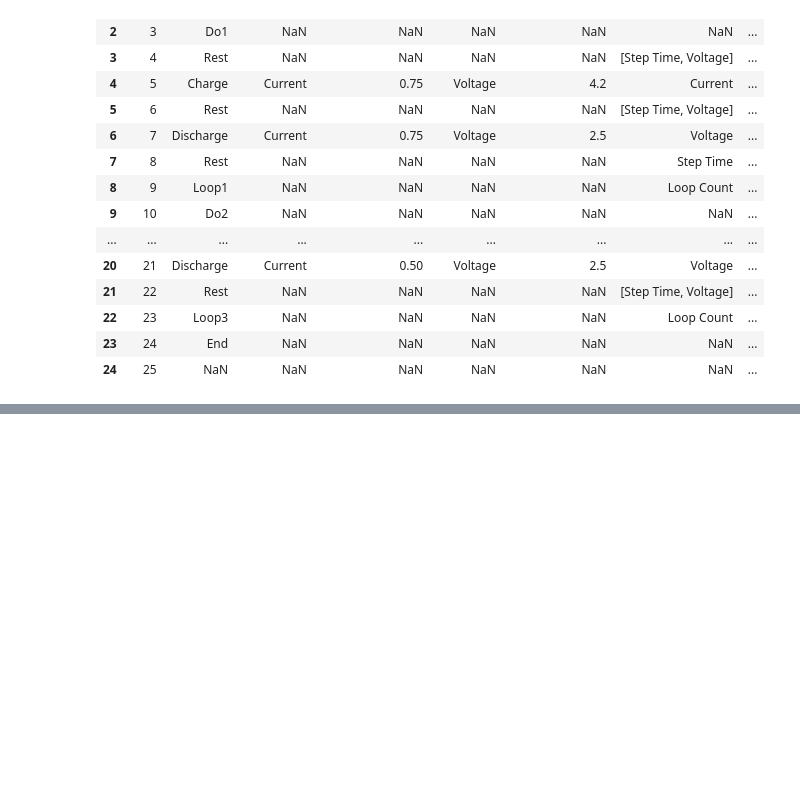
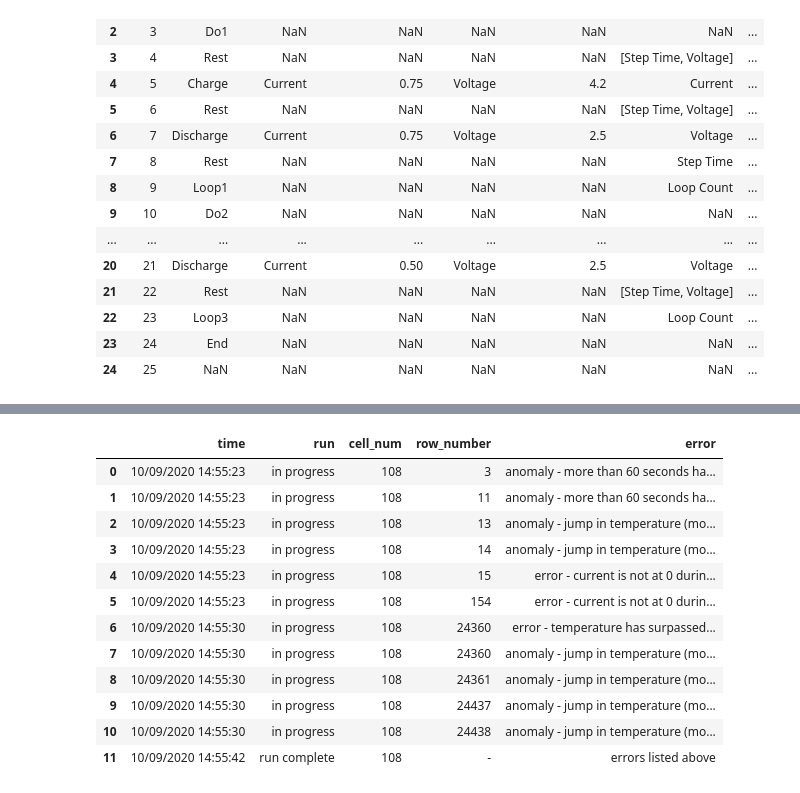
Before and after one commit to shriyachallam/maccorcyclingdata, a Jupyter notebook: example.ipynb, the cells around one changed output, grey strips where cells are left out. Cells and saved outputs as stored; diff of their text form; code cells hidden in the pictures; blank space fills up the shorter version.

```diff
--- a/example.ipynb
+++ b/example.ipynb
@@ -99,0 +106,3 @@ validation_df
+# %%
+df_errors = testdata.import_maccor_data('example_data/', 'testdata_errors.csv')
+df_errors.head(5)
@@ -99,0 +116,17 @@ validation_df
+# %%
+validation_df = validate.validate_test_data(schedule_df, df_errors, 108, 60, 5, 50, False, 3, 2)
+validation_df
+# %% [output]
+|  | time | run | cell_num | row_number | error |
+| 0 | 10/09/2020 14:55:23 | in progress | 108 | 3 | anomaly - more than 60 seconds ha... |
+| 1 | 10/09/2020 14:55:23 | in progress | 108 | 11 | anomaly - more than 60 seconds ha... |
+| 2 | 10/09/2020 14:55:23 | in progress | 108 | 13 | anomaly - jump in temperature (mo... |
+| 3 | 10/09/2020 14:55:23 | in progress | 108 | 14 | anomaly - jump in temperature (mo... |
+| 4 | 10/09/2020 14:55:23 | in progress | 108 | 15 | error - current is not at 0 durin... |
+| 5 | 10/09/2020 14:55:23 | in progress | 108 | 154 | error - current is not at 0 durin... |
+| 6 | 10/09/2020 14:55:30 | in progress | 108 | 24360 | error - temperature has surpassed... |
+| 7 | 10/09/2020 14:55:30 | in progress | 108 | 24360 | anomaly - jump in temperature (mo... |
+| 8 | 10/09/2020 14:55:30 | in progress | 108 | 24361 | anomaly - jump in temperature (mo... |
+| 9 | 10/09/2020 14:55:30 | in progress | 108 | 24437 | anomaly - jump in temperature (mo... |
+| 10 | 10/09/2020 14:55:30 | in progress | 108 | 24438 | anomaly - jump in temperature (mo... |
+| 11 | 10/09/2020 14:55:42 | run complete | 108 | - | errors listed above |
```
Also changed, not shown: parts of 4 cells of this notebook, 26 other files.
